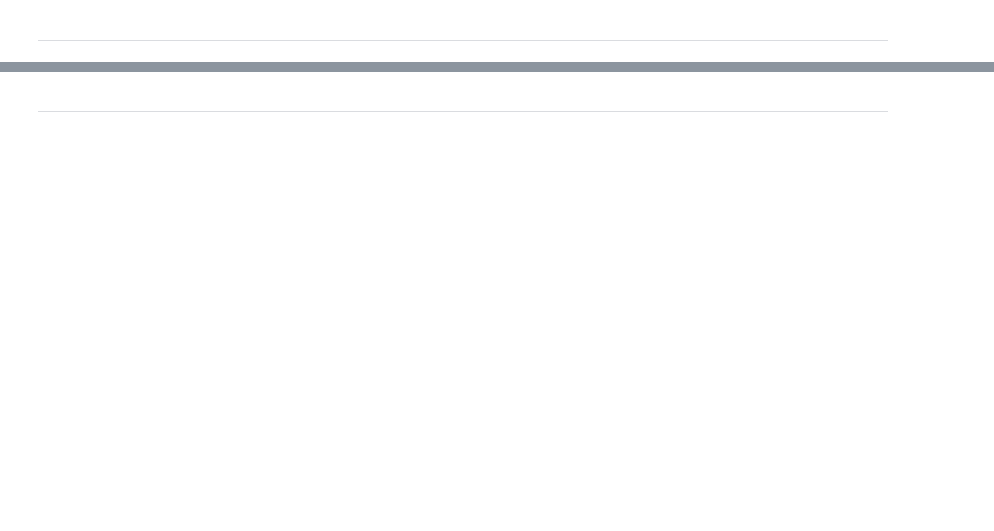
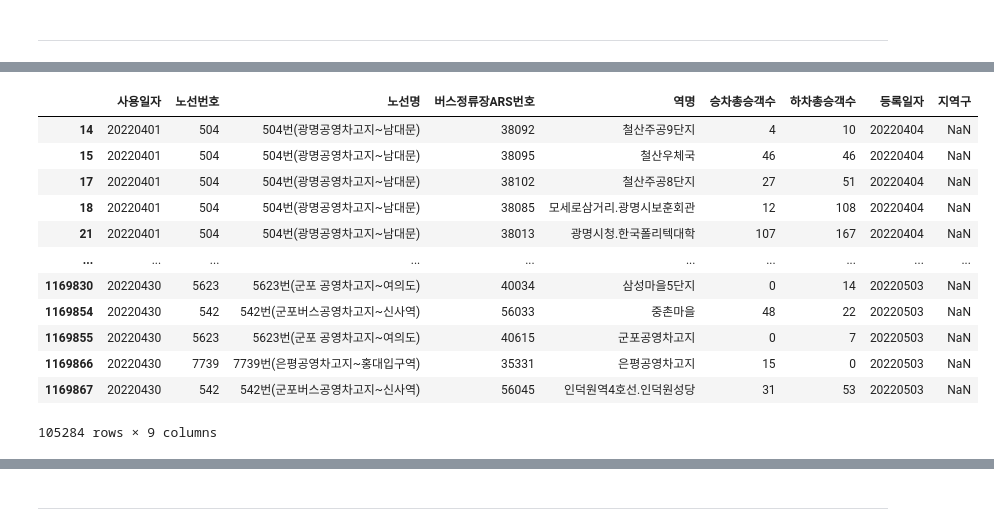
Before and after one commit to cosmos17/AIVLE_MiniProj_1, a Jupyter notebook: mini1-1/1. 데이터 불러오기 및 분석(EDA)_1차_버스정류장데이터.ipynb, the cells around one changed output, grey strips where cells are left out. Saved outputs shown, nothing was run; the diff lists cells and outputs as text; code cells hidden in the pictures; blank space fills up the shorter version.

```diff
--- a/mini1-1/1. 데이터 불러오기 및 분석(EDA)_1차_버스정류장데이터.ipynb
+++ b/mini1-1/1. 데이터 불러오기 및 분석(EDA)_1차_버스정류장데이터.ipynb
@@ -58,5 +44,4 @@ import seaborn as sns
 # %%
-# 아래에 실습코드를 작성하고 결과를 확인합니다.
-bus_station = pd.read_csv('1.1 BUS_STATION_BOARDING_MONTH_202204.csv', encoding='cp949')
+bus_station = pd.read_csv('./data/(1) BUS_STATION_BOARDING_MONTH_202204.csv', encoding='cp949')
 bus_station.head()
 # %% [output]
@@ -129,3 +157,17 @@ bus_station.loc[bus_station['버스정류장ARS번호'] =='~']
 # %%
-bus_station.loc[bus_station['GuCode'].isnull()] # 가상, 가상기점, 가상종점, 서울외
+bus_station.loc[bus_station['지역구'].isna()] # 가상, 가상기점, 가상종점, 서울외
+# %% [output]
+|  | 사용일자 | 노선번호 | 노선명 | 버스정류장ARS번호 | 역명 | 승차총승객수 | 하차총승객수 | 등록일자 | 지역구 |
+| 14 | 20220401 | 504 | 504번(광명공영차고지~남대문) | 38092 | 철산주공9단지 | 4 | 10 | 20220404 | NaN |
+| 15 | 20220401 | 504 | 504번(광명공영차고지~남대문) | 38095 | 철산우체국 | 46 | 46 | 20220404 | NaN |
+| 17 | 20220401 | 504 | 504번(광명공영차고지~남대문) | 38102 | 철산주공8단지 | 27 | 51 | 20220404 | NaN |
+| 18 | 20220401 | 504 | 504번(광명공영차고지~남대문) | 38085 | 모세로삼거리.광명시보훈회관 | 12 | 108 | 20220404 | NaN |
+| 21 | 20220401 | 504 | 504번(광명공영차고지~남대문) | 38013 | 광명시청.한국폴리텍대학 | 107 | 167 | 20220404 | NaN |
+| ... | ... | ... | ... | ... | ... | ... | ... | ... | ... |
+| 1169830 | 20220430 | 5623 | 5623번(군포 공영차고지~여의도) | 40034 | 삼성마을5단지 | 0 | 14 | 20220503 | NaN |
+| 1169854 | 20220430 | 542 | 542번(군포버스공영차고지~신사역) | 56033 | 중촌마을 | 48 | 22 | 20220503 | NaN |
+| 1169855 | 20220430 | 5623 | 5623번(군포 공영차고지~여의도) | 40615 | 군포공영차고지 | 0 | 7 | 20220503 | NaN |
+| 1169866 | 20220430 | 7739 | 7739번(은평공영차고지~홍대입구역) | 35331 | 은평공영차고지 | 15 | 0 | 20220503 | NaN |
+| 1169867 | 20220430 | 542 | 542번(군포버스공영차고지~신사역) | 56045 | 인덕원역4호선.인덕원성당 | 31 | 53 | 20220503 | NaN |
+105284 rows × 9 columns
 # %%
```
Also changed, not shown: parts of 64 cells of this notebook, 3 other files.
